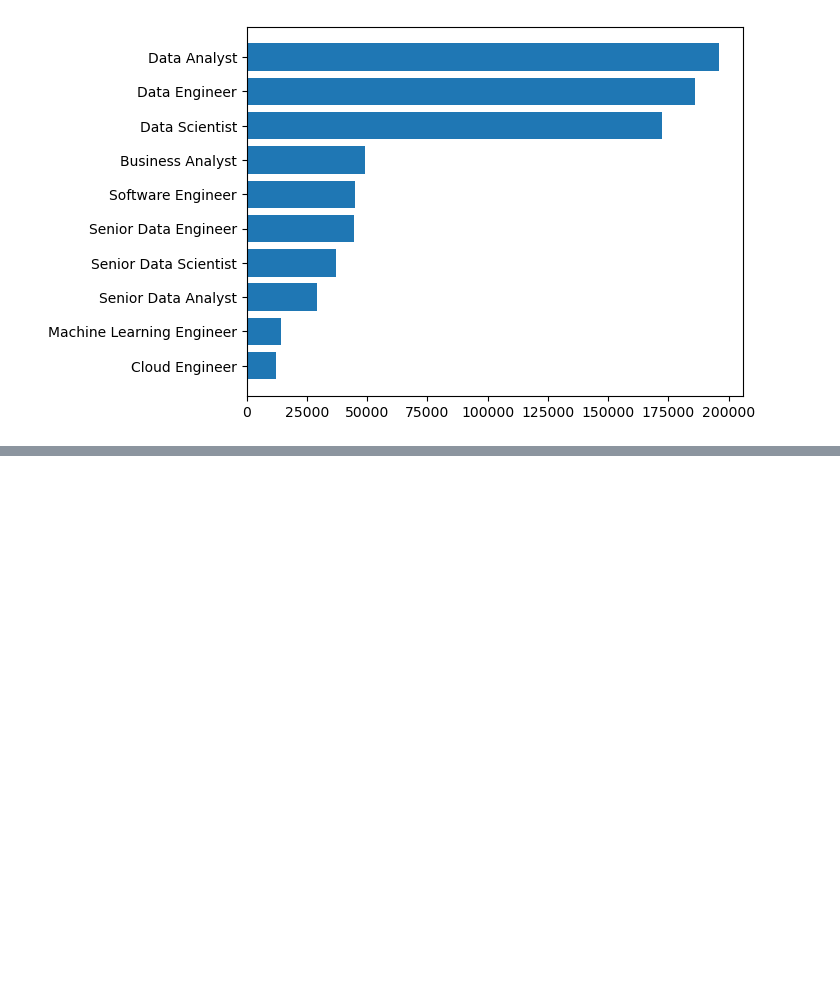
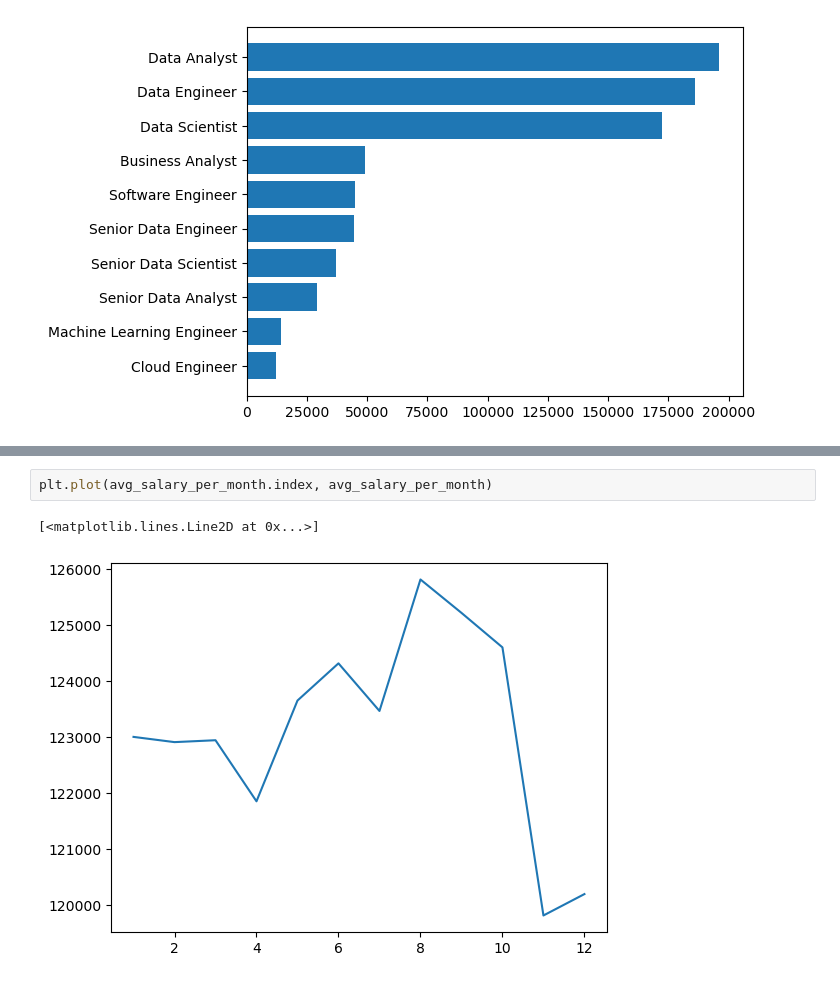
Before and after one commit to Dannie-h/Python-for-Data-Analysis, a Jupyter notebook: 21_Matplotlib.ipynb, the cells around one changed output, grey strips where cells are left out. Saved outputs shown, nothing was run; the diff lists cells and outputs as text; blank space fills up the shorter version.

```diff
--- a/21_Matplotlib.ipynb
+++ b/21_Matplotlib.ipynb
@@ -276,0 +344,5 @@ plt.barh(job_counts.index, job_counts)
+# %%
+plt.plot(avg_salary_per_month.index, avg_salary_per_month)
+# %% [output]
+[<matplotlib.lines.Line2D at 0x...>]
+[figure, added]
```
Also changed, not shown: parts of 25 cells of this notebook.
